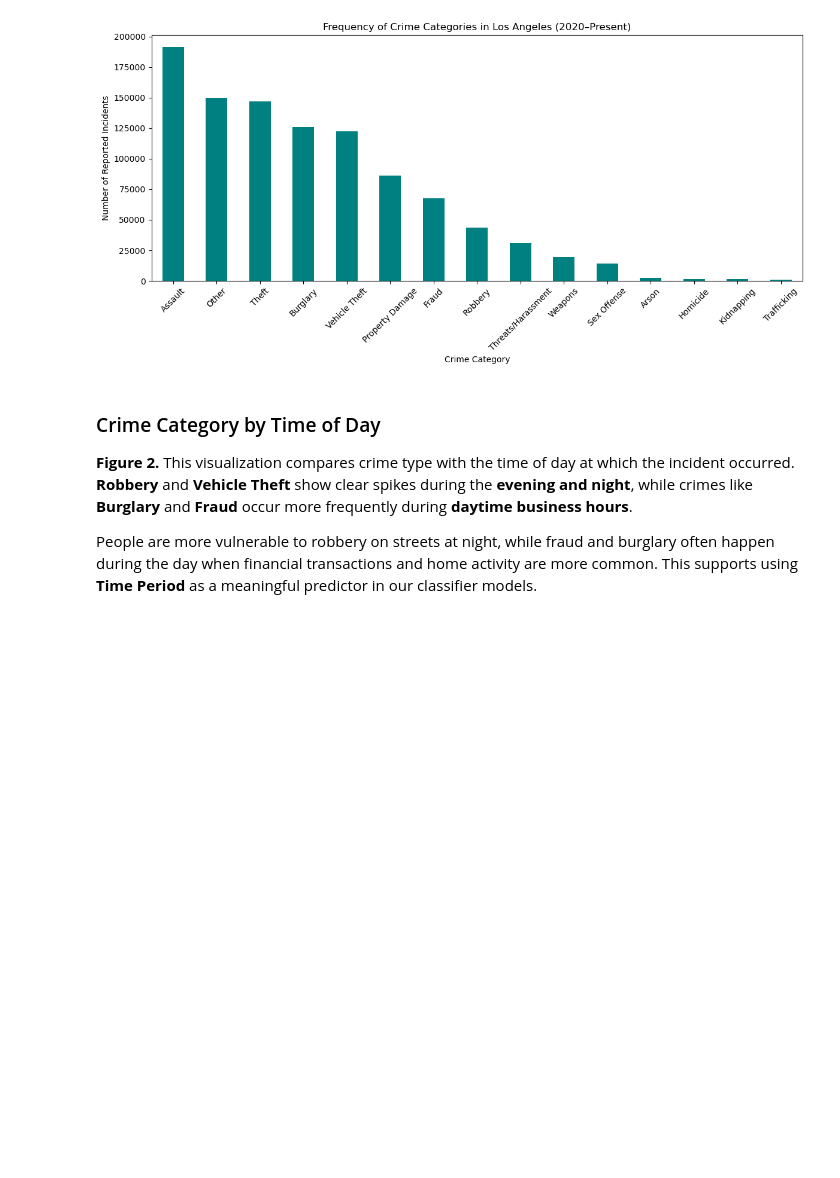
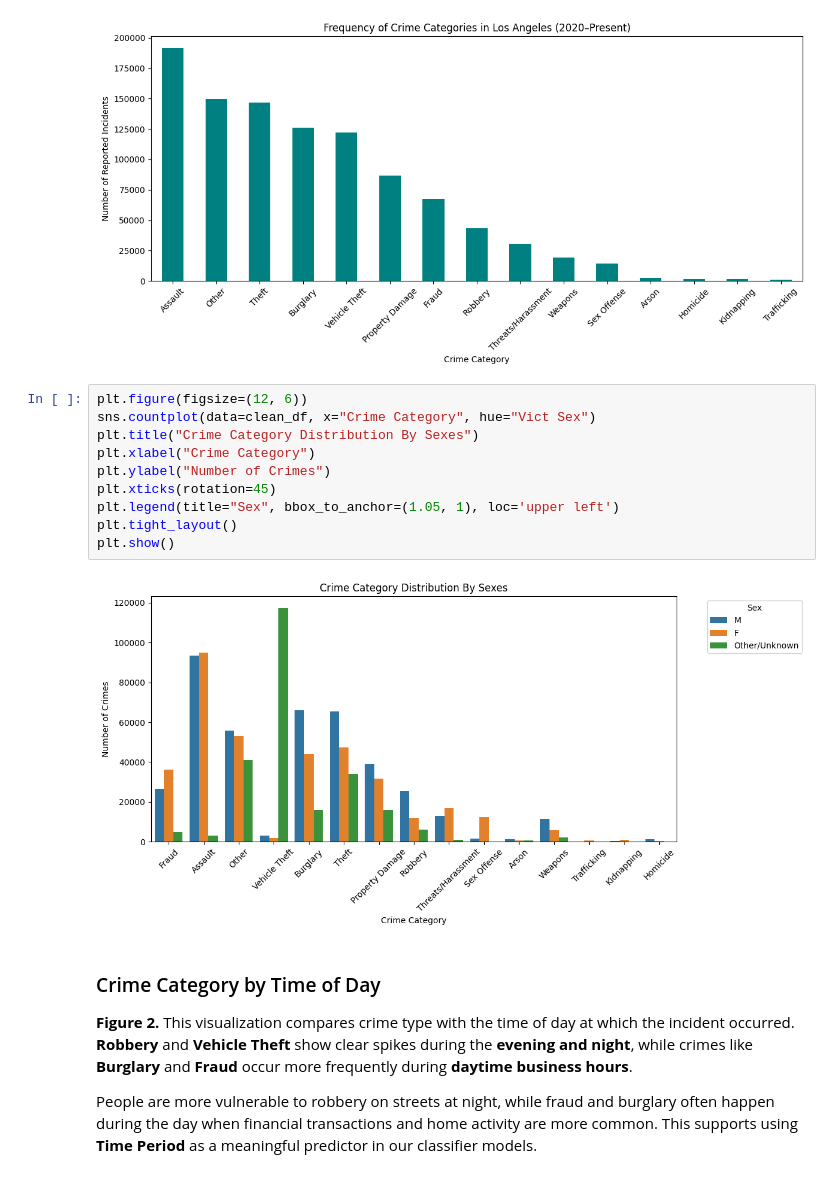
Before and after one commit to ironalex04/Cpsc322_Project, a Jupyter notebook: notebooks/Report.ipynb, the cells around one changed output. Drawn from its saved outputs; the diff is of its cells as text; blank space fills up the shorter version.

Commit message:
Preprocessing and plot for Vict Sex

```diff
--- a/notebooks/Report.ipynb
+++ b/notebooks/Report.ipynb
@@ -146,6 +146,18 @@ plt.tight_layout()
 plt.show()
 # %% [output]
 [figure]
+# %%
+plt.figure(figsize=(12, 6))
+sns.countplot(data=clean_df, x="Crime Category", hue="Vict Sex")
+plt.title("Crime Category Distribution By Sexes")
+plt.xlabel("Crime Category")
+plt.ylabel("Number of Crimes")
+plt.xticks(rotation=45)
+plt.legend(title="Sex", bbox_to_anchor=(1.05, 1), loc='upper left')
+plt.tight_layout()
+plt.show()
+# %% [output]
+[figure, added]
 # %% [markdown]
 ### Crime Category by Time of Day
 
```
Also changed, not shown: parts of 1 cell of this notebook, 1 other file.
